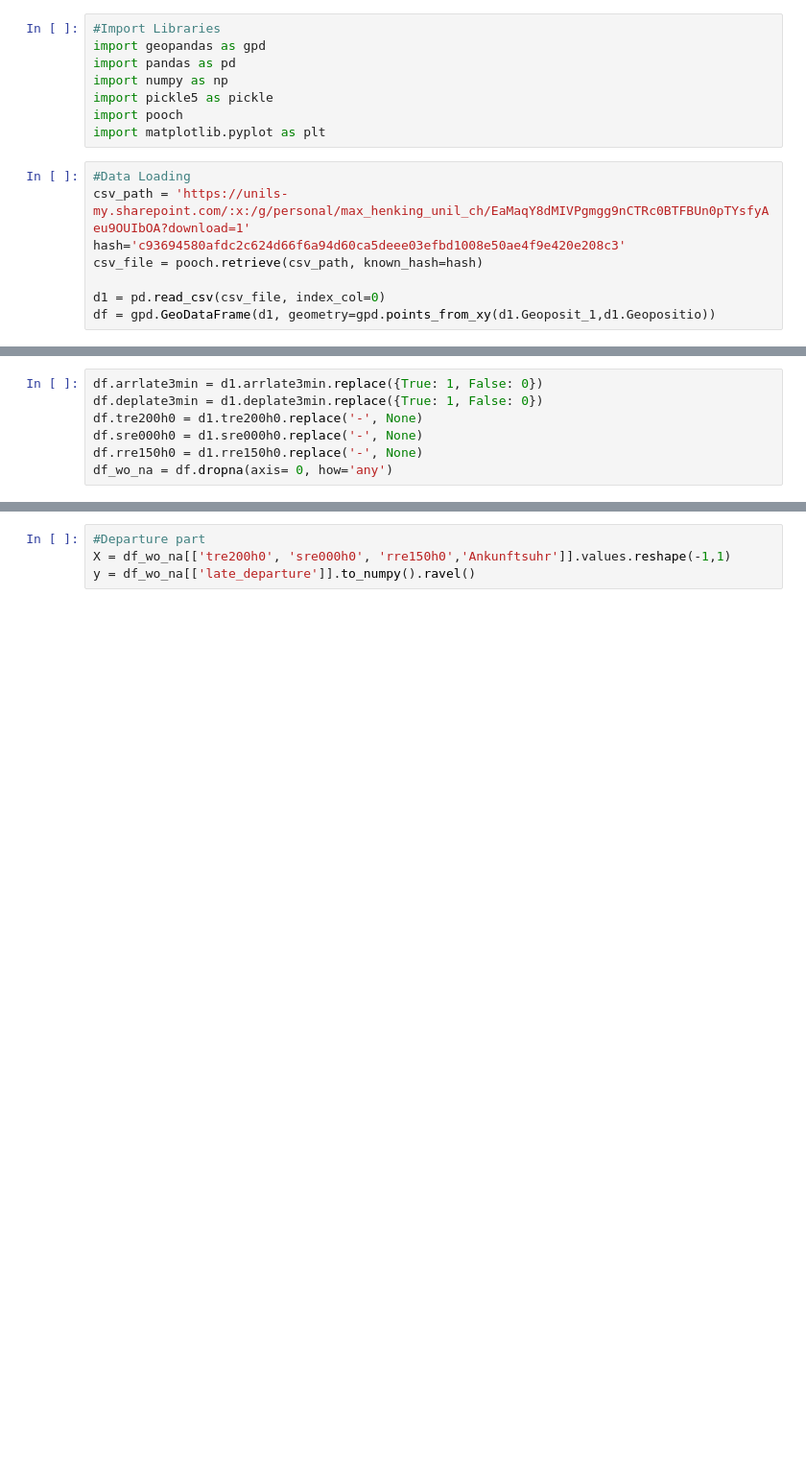
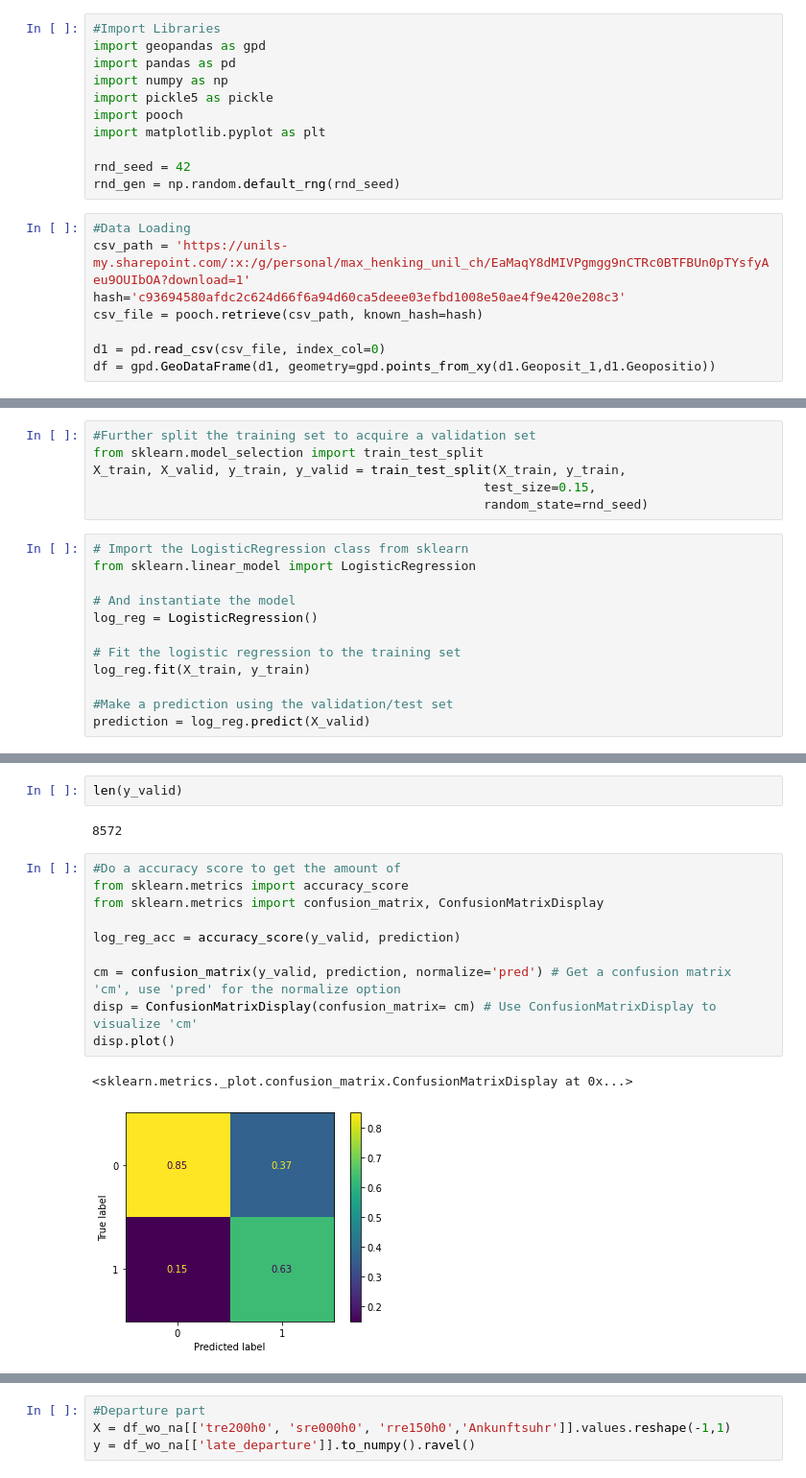
Before and after one commit to MaxHenk/2022_ML_EES, a Jupyter notebook: ML_PROJECT_MH.ipynb, the cells around one changed output, grey strips where cells are left out. Shown: that part at 96% size. Cells and saved outputs as stored; diff of their text form; blank space fills up the shorter version.

```diff
--- a/ML_PROJECT_MH.ipynb
+++ b/ML_PROJECT_MH.ipynb
@@ -31,6 +33,9 @@ import numpy as np
 import pickle5 as pickle
 import pooch
 import matplotlib.pyplot as plt
+
+rnd_seed = 42
+rnd_gen = np.random.default_rng(rnd_seed)
 # %%
 #Data Loading
 csv_path = 'https://unils-my.sharepoint.com/:x:/g/personal/max_henking_unil_ch/EaMaqY8dMIVPgmgg9nCTRc0BTFBUn0pTYsfyAeu9OUIbOA?download=1'
@@ -96,7 +46,0 @@ len(df.Abkuerzung.unique())
-# %%
-df.arrlate3min = d1.arrlate3min.replace({True: 1, False: 0})
-df.deplate3min = d1.deplate3min.replace({True: 1, False: 0})
-df.tre200h0 = d1.tre200h0.replace('-', None)
-df.sre000h0 = d1.sre000h0.replace('-', None)
-df.rre150h0 = d1.rre150h0.replace('-', None)
-df_wo_na = df.dropna(axis= 0, how='any')
@@ -158,0 +136,18 @@ X_train, X_test, y_train, y_test = train_test_split(X, y,
+# %%
+#Further split the training set to acquire a validation set
+from sklearn.model_selection import train_test_split
+X_train, X_valid, y_train, y_valid = train_test_split(X_train, y_train,
+                                                    test_size=0.15,
+                                                    random_state=rnd_seed)
+# %%
+# Import the LogisticRegression class from sklearn
+from sklearn.linear_model import LogisticRegression
+
+# And instantiate the model
+log_reg = LogisticRegression()
+
+# Fit the logistic regression to the training set
+log_reg.fit(X_train, y_train)
+
+#Make a prediction using the validation/test set
+prediction = log_reg.predict(X_valid)
@@ -158,0 +162,17 @@ X_train, X_test, y_train, y_test = train_test_split(X, y,
+# %%
+len(y_valid)
+# %% [output]
+8572
+# %%
+#Do a accuracy score to get the amount of
+from sklearn.metrics import accuracy_score
+from sklearn.metrics import confusion_matrix, ConfusionMatrixDisplay
+
+log_reg_acc = accuracy_score(y_valid, prediction)
+
+cm = confusion_matrix(y_valid, prediction, normalize='pred') # Get a confusion matrix 'cm', use 'pred' for the normalize option
+disp = ConfusionMatrixDisplay(confusion_matrix= cm) # Use ConfusionMatrixDisplay to visualize 'cm'
+disp.plot()
+# %% [output]
+<sklearn.metrics._plot.confusion_matrix.ConfusionMatrixDisplay at 0x...>
+[figure, added]
```
Also changed, not shown: parts of 22 cells of this notebook.
